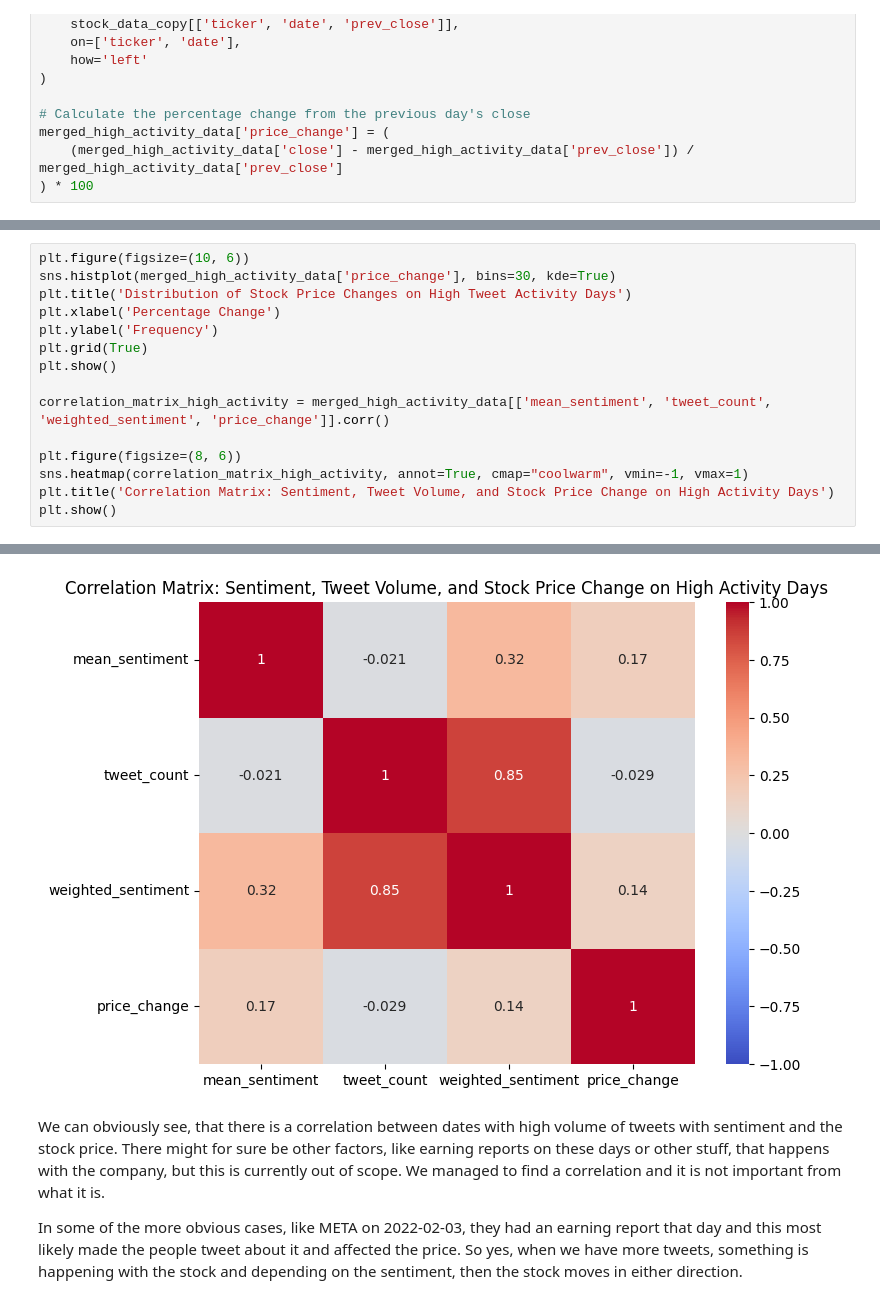
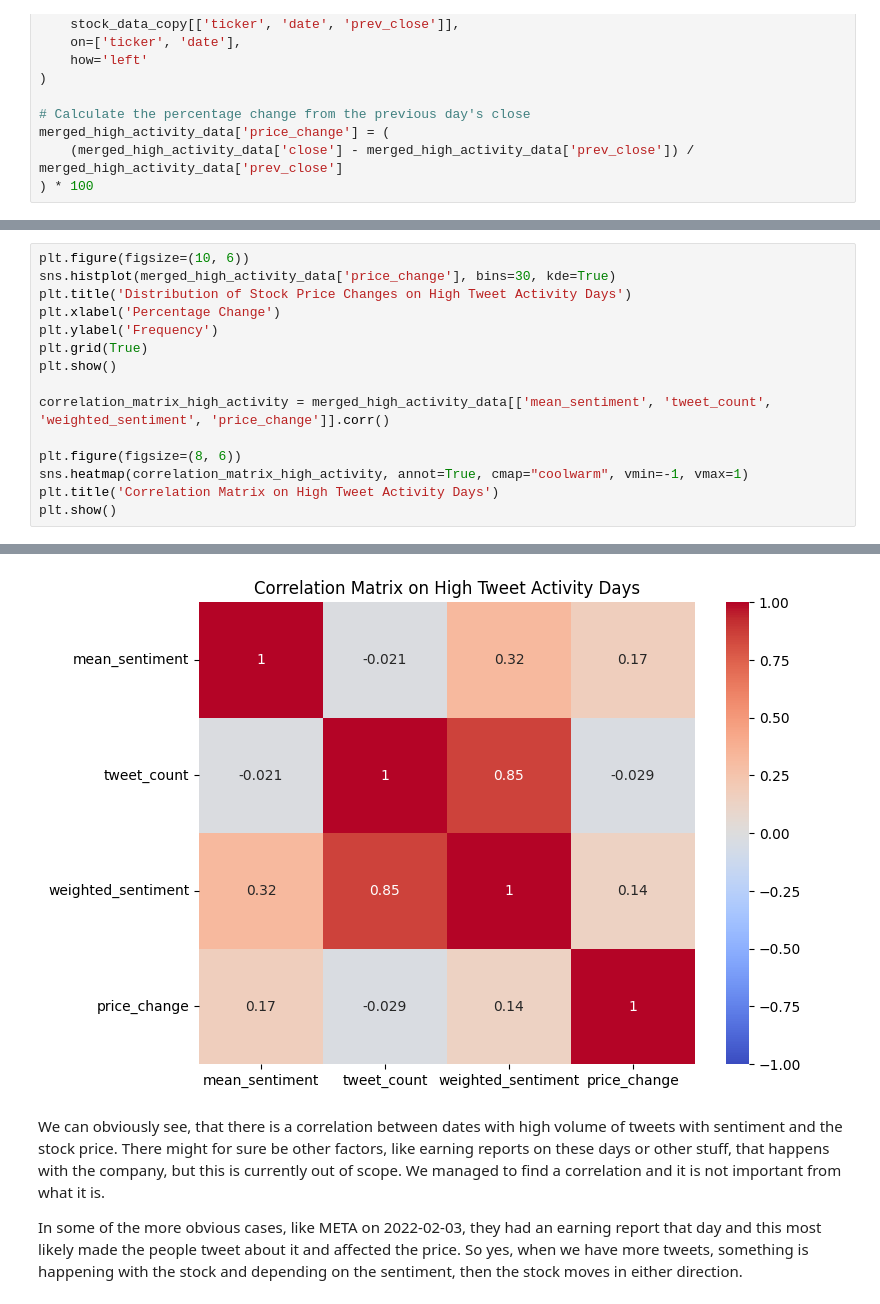
Before and after one commit to thunder913/Data-Science, a Jupyter notebook: stock_analysis.ipynb, the cells around one changed output, grey strips where cells are left out. Drawn from its saved outputs; the diff is of its cells as text.

```diff
--- a/stock_analysis.ipynb
+++ b/stock_analysis.ipynb
@@ -1261,21 +1324,21 @@ merged_high_activity_data[merged_high_activity_data.price_change < -20]
 # %%
 plt.figure(figsize=(10, 6))
 sns.histplot(merged_high_activity_data['price_change'], bins=30, kde=True)
 plt.title('Distribution of Stock Price Changes on High Tweet Activity Days')
 plt.xlabel('Percentage Change')
 plt.ylabel('Frequency')
 plt.grid(True)
 plt.show()
 
 correlation_matrix_high_activity = merged_high_activity_data[['mean_sentiment', 'tweet_count', 'weighted_sentiment', 'price_change']].corr()
 
 plt.figure(figsize=(8, 6))
 sns.heatmap(correlation_matrix_high_activity, annot=True, cmap="coolwarm", vmin=-1, vmax=1)
-plt.title('Correlation Matrix: Sentiment, Tweet Volume, and Stock Price Change on High Activity Days')
+plt.title('Correlation Matrix on High Tweet Activity Days')
 plt.show()
 # %% [output]
 [figure]
-[figure, old version]
+[figure, new version]
 # %% [markdown]
 We can obviously see, that there is a correlation between dates with high volume of tweets with sentiment and the stock price. There might for sure be other factors, like earning reports on these days or other stuff, that happens with the company, but this is currently out of scope. We managed to find a correlation and it is not important from what it is.
 
```
Also changed, not shown: parts of 11 cells of this notebook.
